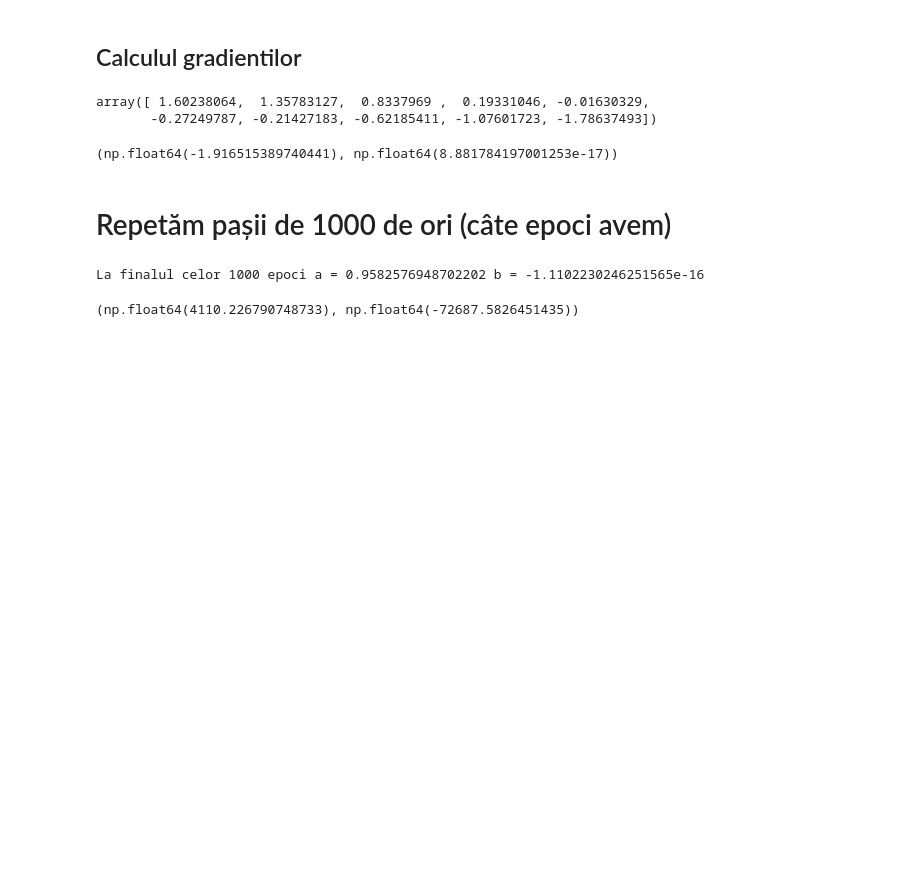
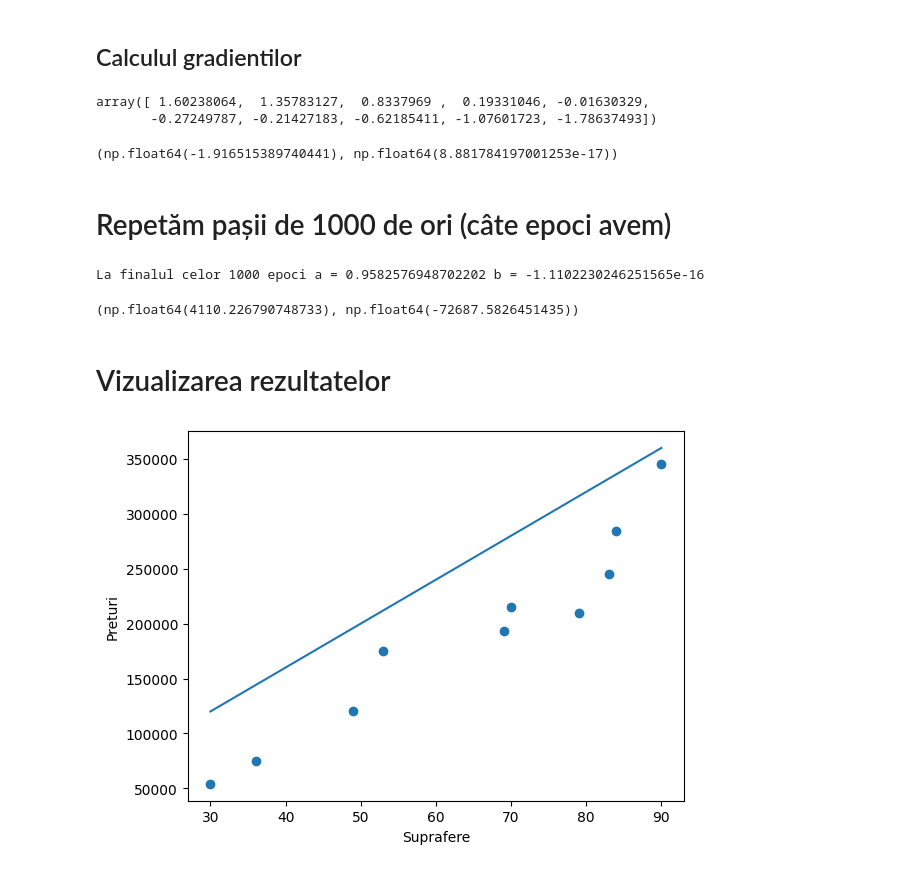
Before and after one commit to sojog/ML-NLP-DP-Bittnet-Iulie-2026, a Jupyter notebook: Ziua2/01.calcul_gradient.ipynb, the cells around one changed output. Saved outputs shown, nothing was run; the diff lists cells and outputs as text; code cells hidden in the pictures; blank space fills up the shorter version.

Commit message:
Vizualizare Gradient Descend

```diff
--- a/Ziua2/01.calcul_gradient.ipynb
+++ b/Ziua2/01.calcul_gradient.ipynb
@@ -129,3 +129,16 @@ a_from_gd, b_from_gd
 (np.float64(4110.226790748733), np.float64(-72687.5826451435))
 # %%
 # (np.float64(4110.226790748733), np.float64(-72687.5826451435))
+# %% [markdown]
+# Vizualizarea rezultatelor
+# %%
+def linear_plot(x, y, a, b):
+    plt.scatter(x, y);
+    plt.plot(x, a * x + b);
+    plt.xlabel("Suprafere");
+    plt.ylabel("Preturi");
+    plt.show();
+# %%
+linear_plot(suprafete, preturi, 4000, 0);
+# %% [output]
+[figure, added]
```
Also changed, not shown: parts of 10 cells of this notebook.
